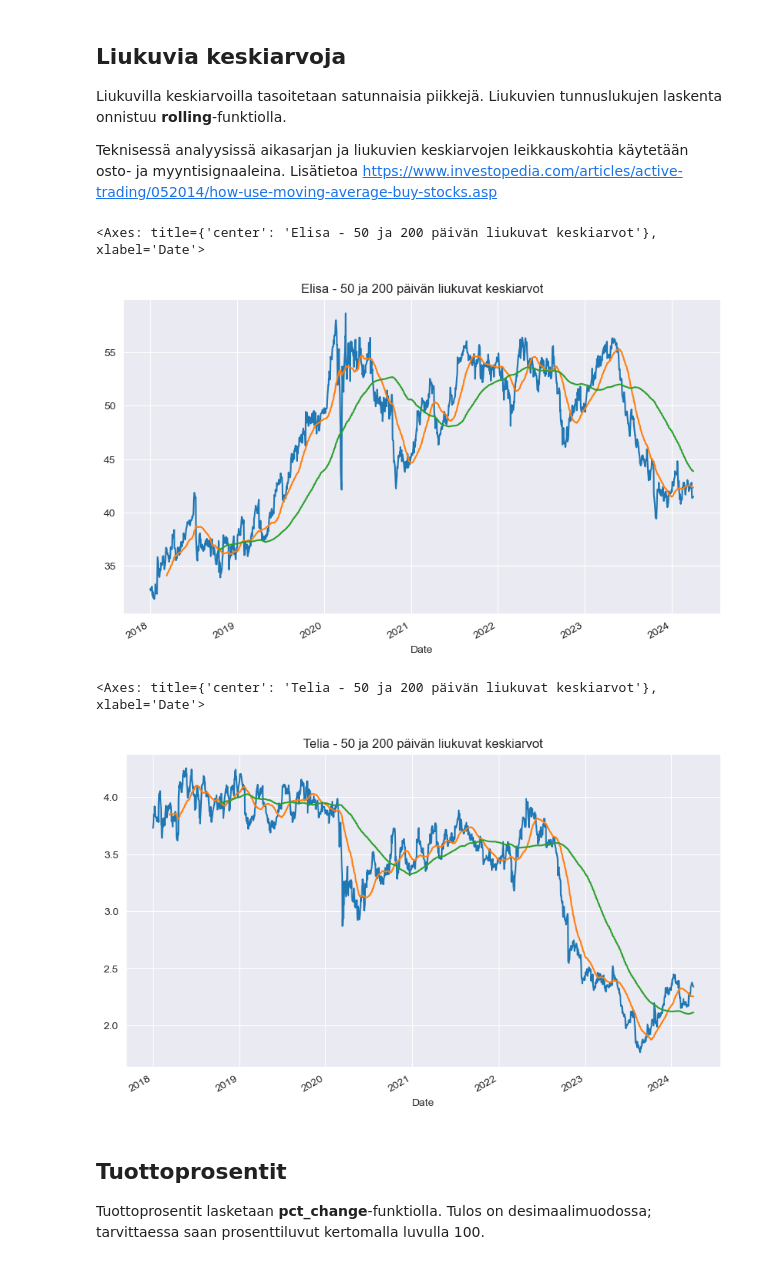
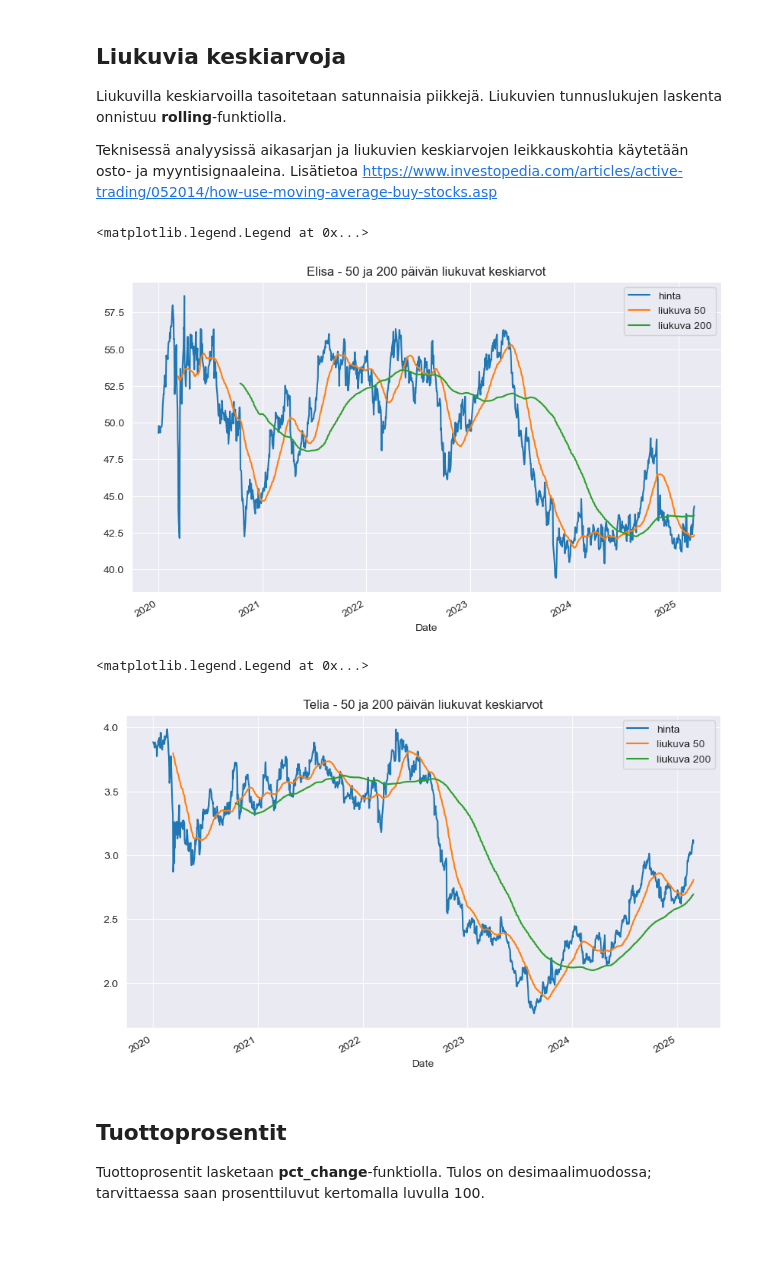
Before and after one commit to taanila/aikasarjat, a Jupyter notebook: aikasarjat.ipynb, the cells around one changed output. Cells and saved outputs as stored; diff of their text form; code cells hidden in the pictures; blank space fills up the shorter version.

```diff
--- a/aikasarjat.ipynb
+++ b/aikasarjat.ipynb
@@ -26,4 +28,4 @@ Joka kerta kun suoritan koodin, saan mukaan myös tuoreimmat tiedot.
 # %%
-elisa = yf.download('ELISA.HE', start='2018-1-1')
-telia = yf.download('TELIA1.HE', start='2018-1-1')
+elisa = yf.download('ELISA.HE', start='2020-1-1', auto_adjust=False)
+telia = yf.download('TELIA1.HE', start='2020-1-1', auto_adjust=False)
 # %% [output]
@@ -124,28 +128,32 @@ Teknisessä analyysissä aikasarjan ja liukuvien keskiarvojen leikkauskohtia kä
 Lisätietoa https://www.investopedia.com/articles/active-trading/052014/how-use-moving-average-buy-stocks.asp
 # %%
 # Elisan päätöshinnat
-elisa['Close'].plot(figsize=(10, 6), title='Elisa - 50 ja 200 päivän liukuvat keskiarvot')
+ax = (elisa['Close']).plot(figsize=(10, 6), title='Elisa - 50 ja 200 päivän liukuvat keskiarvot')
 
 # Elisan päätöshintojen 50 päivän liukuvat keskiarvot
-elisa['Close'].rolling(50).mean().plot()
+elisa['Close'].rolling(50).mean().plot(ax=ax)
 
 # Elisan päätöshintojen 200 päivän liukuvat keskiarvot
-elisa['Close'].rolling(200).mean().plot()
+elisa['Close'].rolling(200).mean().plot(ax=ax)
+
+ax.legend(['hinta', 'liukuva 50 ', 'liukuva 200'])
 # %% [output]
-<Axes: title={'center': 'Elisa - 50 ja 200 päivän liukuvat keskiarvot'}, xlabel='Date'>
+<matplotlib.legend.Legend at 0x...>
-[figure, old version]
+[figure, new version]
 # %%
 # Telian päätöshinnat
-telia['Close'].plot(figsize=(10, 6), title='Telia - 50 ja 200 päivän liukuvat keskiarvot')
+ax = telia['Close'].plot(figsize=(10, 6), title='Telia - 50 ja 200 päivän liukuvat keskiarvot')
 
 # Telian päätöshintojen 50 päivän liukuvat keskiarvot
-telia['Close'].rolling(50).mean().plot()
+telia['Close'].rolling(50).mean().plot(ax=ax)
 
 # Telian päätöshintojen 200 päivän liukuvat keskiarvot
-telia['Close'].rolling(200).mean().plot()
+telia['Close'].rolling(200).mean().plot(ax=ax)
+
+ax.legend(['hinta', 'liukuva 50 ', 'liukuva 200'])
 # %% [output]
-<Axes: title={'center': 'Telia - 50 ja 200 päivän liukuvat keskiarvot'}, xlabel='Date'>
+<matplotlib.legend.Legend at 0x...>
-[figure, old version]
+[figure, new version]
 # %% [markdown]
 ## Tuottoprosentit
 
```
Also changed, not shown: parts of 26 cells of this notebook.
